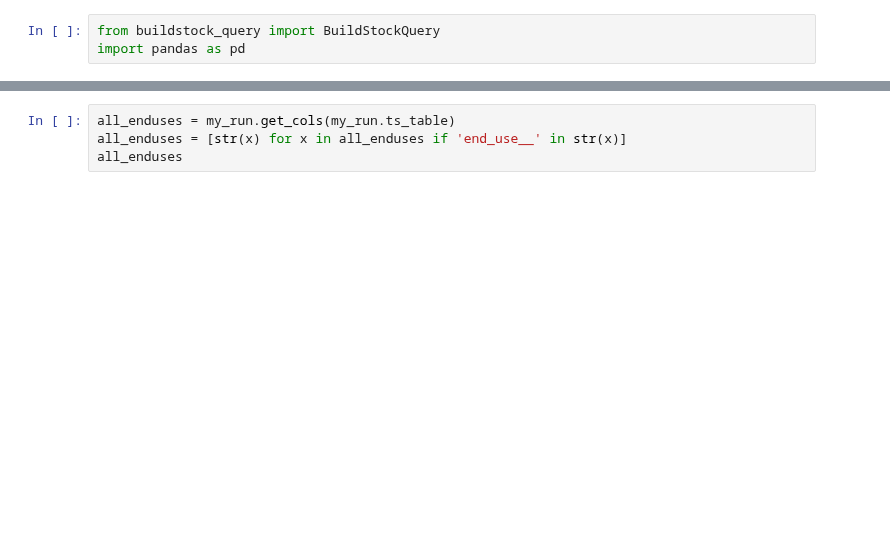
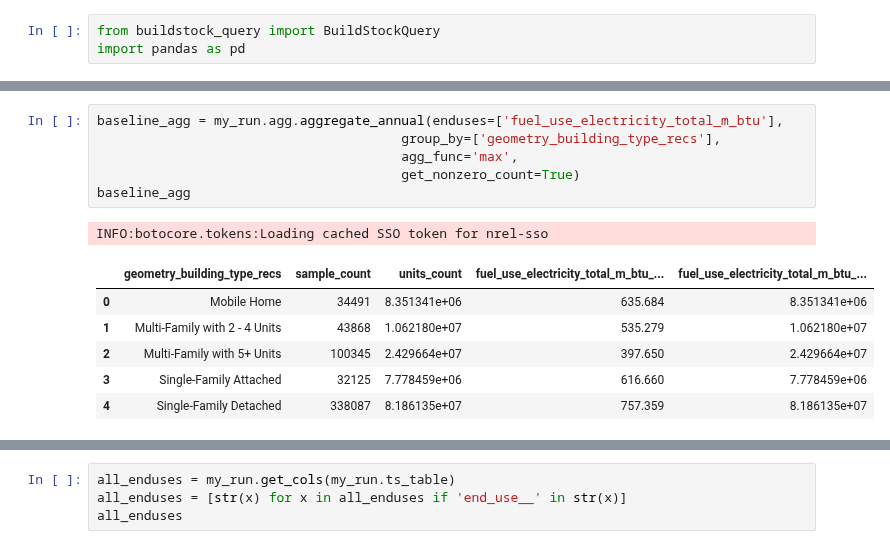
Before and after one commit to NREL/buildstock-query, a Jupyter notebook: example_usage/aggregates_and_savings.ipynb, the cells around one changed output, grey strips where cells are left out. Saved outputs shown, nothing was run; the diff lists cells and outputs as text; blank space fills up the shorter version.

```diff
--- a/example_usage/aggregates_and_savings.ipynb
+++ b/example_usage/aggregates_and_savings.ipynb
@@ -43,0 +45,14 @@ baseline_agg
+# %%
+baseline_agg = my_run.agg.aggregate_annual(enduses=['fuel_use_electricity_total_m_btu'],
+                                       group_by=['geometry_building_type_recs'],
+                                       agg_func='max',
+                                       get_nonzero_count=True)
+baseline_agg
+# %% [output]
+INFO:botocore.tokens:Loading cached SSO token for nrel-sso
+|  | geometry_building_type_recs | sample_count | units_count | fuel_use_electricity_total_m_btu_... | fuel_use_electricity_total_m_btu_... |
+| 0 | Mobile Home | 34491 | 8.351341e+06 | 635.684 | 8.351341e+06 |
+| 1 | Multi-Family with 2 - 4 Units | 43868 | 1.062180e+07 | 535.279 | 1.062180e+07 |
+| 2 | Multi-Family with 5+ Units | 100345 | 2.429664e+07 | 397.650 | 2.429664e+07 |
+| 3 | Single-Family Attached | 32125 | 7.778459e+06 | 616.660 | 7.778459e+06 |
+| 4 | Single-Family Detached | 338087 | 8.186135e+07 | 757.359 | 8.186135e+07 |
```
Also changed, not shown: parts of 8 cells of this notebook, 6 other files.
